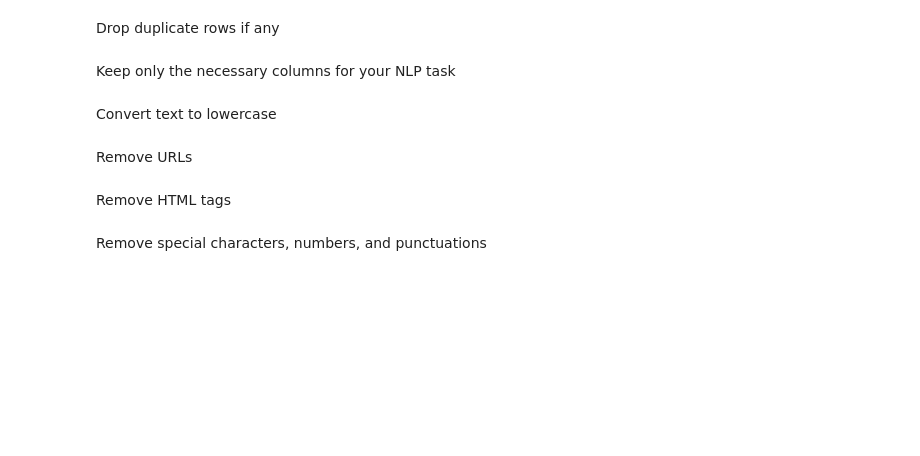
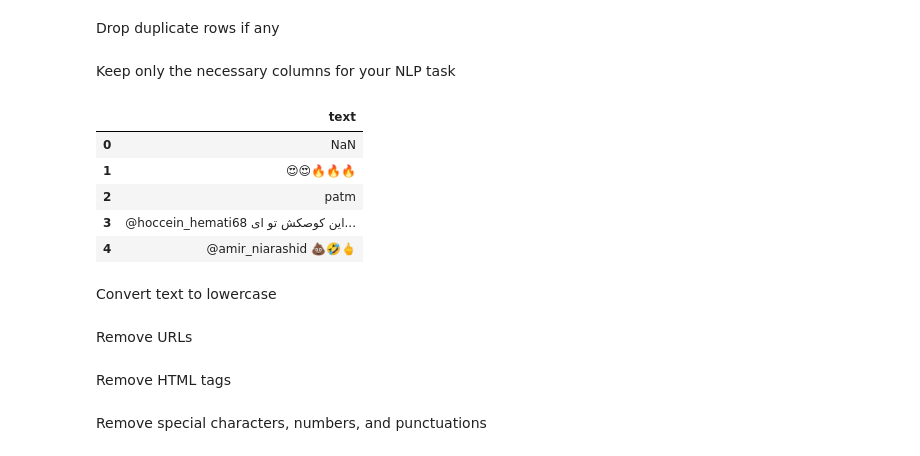
Before and after one commit to MohamadrezaKhalvati/natural-langauge-programming, a Jupyter notebook: Project/Q2/q2.ipynb, the cells around one changed output. Drawn from its saved outputs; the diff is of its cells as text; code cells hidden in the pictures; blank space fills up the shorter version.

```diff
--- a/Project/Q2/q2.ipynb
+++ b/Project/Q2/q2.ipynb
@@ -54,6 +54,15 @@ data.drop_duplicates(inplace=True)
 Keep only the necessary columns for your NLP task
 # %%
 data = data[["text"]]
+# %%
+data.head()
+# %% [output]
+|  | text |
+| 0 | NaN |
+| 1 | 😍😍🔥🔥🔥 |
+| 2 | patm |
+| 3 | @hoccein_hemati68 این کوصکش تو ای... |
+| 4 | @amir_niarashid 💩🤣🖕 |
 # %% [markdown]
 Convert text to lowercase
 # %%
```
Also changed, not shown: parts of 10 cells of this notebook, 3 other files.
